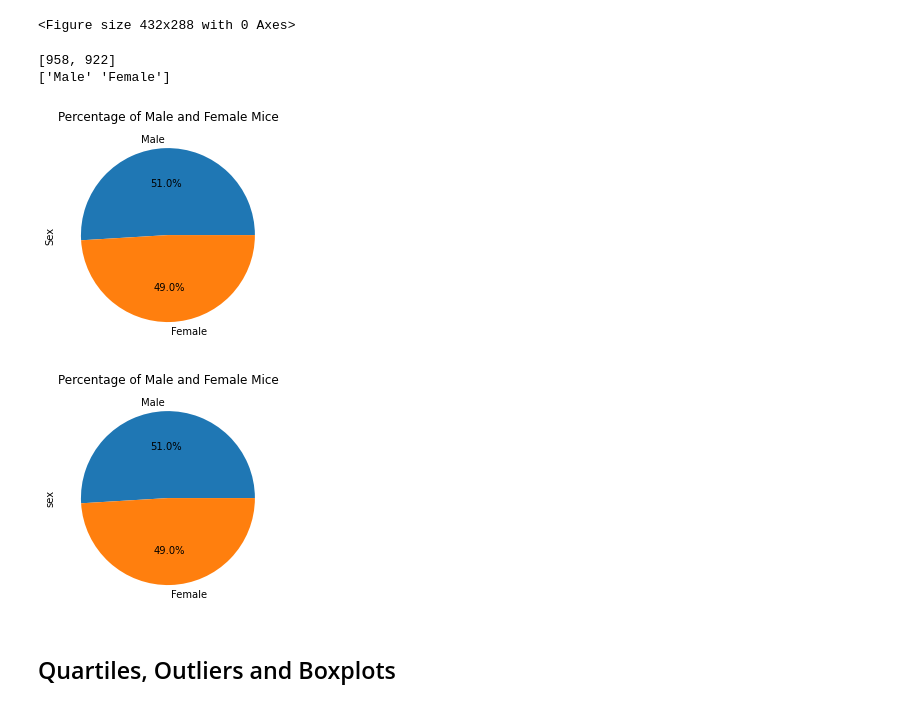
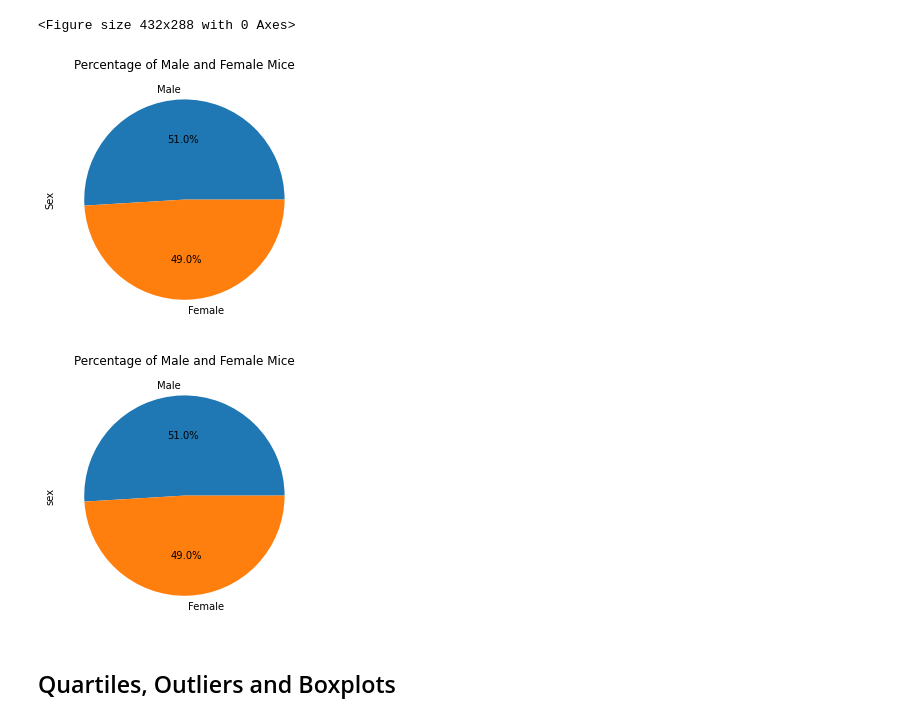
Before and after one commit to JohnShuford/Matplotlib-Challenge, a Jupyter notebook: Pymaceuticals/pymaceuticals.ipynb, the cells around one changed output. Cells and saved outputs as stored; diff of their text form; code cells hidden in the pictures.

```diff
--- a/Pymaceuticals/pymaceuticals.ipynb
+++ b/Pymaceuticals/pymaceuticals.ipynb
@@ -163,19 +166,15 @@ plt.tight_layout()
 #get the necessary data
 mouse_gender = clean_df['Sex'].value_counts()
 mouse_gender_num = [x for x in mouse_gender]
-print(mouse_gender_num)
 labels = clean_df['Sex'].unique()
-print(labels)
-# %% [output]
-[958, 922]
-['Male' 'Female']
 # %%
 # Generate a pie plot showing the distribution of female versus male mice using pandas
 mouse_gender.plot(kind = 'pie', autopct='%1.1f%%')
 plt.title('Percentage of Male and Female Mice')
+plt.tight_layout()
 plt.show()
 # %% [output]
-[figure, old version]
+[figure, new version]
 # %%
 # Generate a pie plot showing the distribution of female versus male mice using pyplot
 plt.pie(mouse_gender_num,
@@ -184,9 +183,10 @@ plt.pie(mouse_gender_num,
     autopct='%1.1f%%',)
 plt.ylabel('sex')
 plt.title('Percentage of Male and Female Mice')
+plt.tight_layout()
 plt.show()
 # %% [output]
-[figure, old version]
+[figure, new version]
 # %% [markdown]
 ## Quartiles, Outliers and Boxplots
 # %%
```
Also changed, not shown: parts of 3 cells of this notebook.
